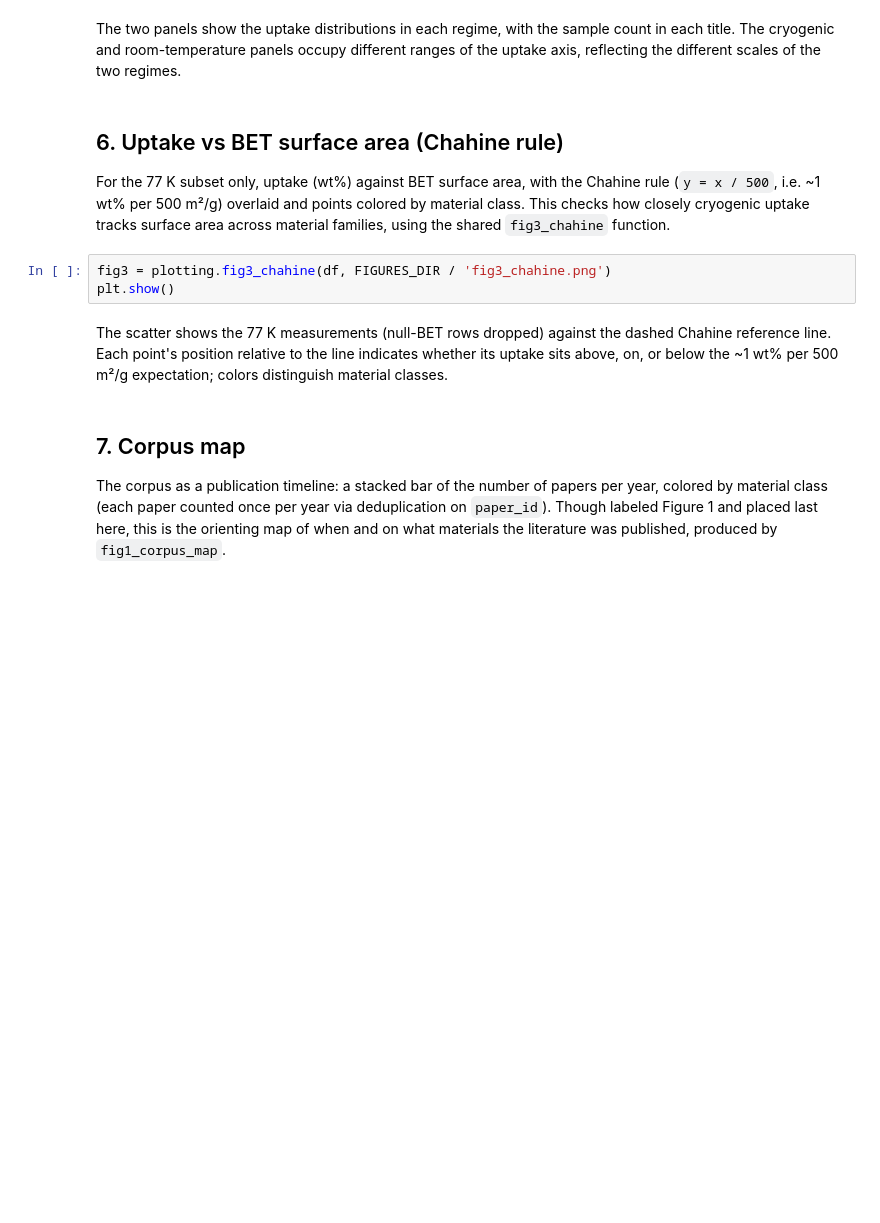
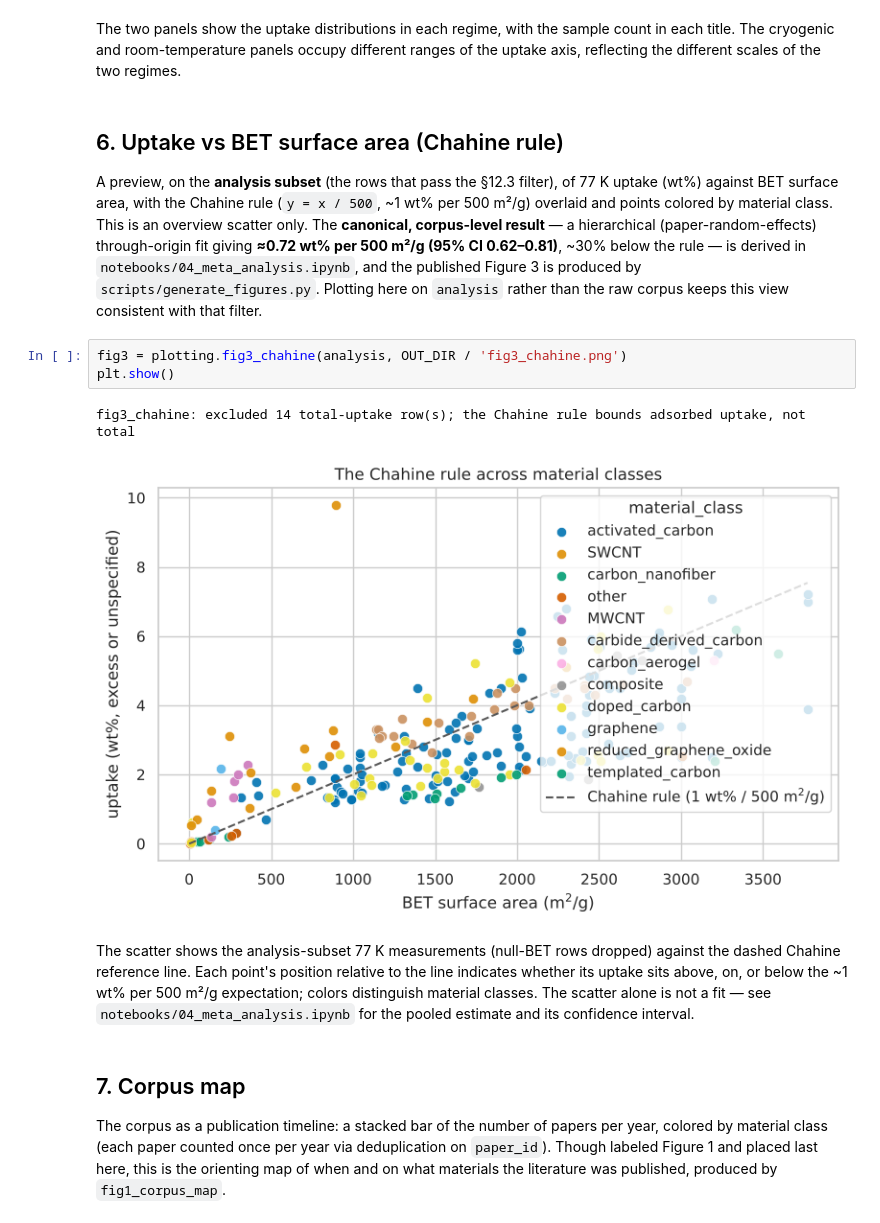
Before and after one commit to AvinGupta-ship-it/hycan-db, a Jupyter notebook: notebooks/01_corpus_overview.ipynb, the cells around one changed output. Saved outputs shown, nothing was run; the diff lists cells and outputs as text; blank space fills up the shorter version.

```diff
--- a/notebooks/01_corpus_overview.ipynb
+++ b/notebooks/01_corpus_overview.ipynb
@@ -127,12 +152,28 @@ The two panels show the uptake distributions in each regime, with the sample cou
 # %% [markdown]
 ## 6. Uptake vs BET surface area (Chahine rule)
 
-For the 77 K subset only, uptake (wt%) against BET surface area, with the Chahine rule (`y = x / 500`, i.e. ~1 wt% per 500 m²/g) overlaid and points colored by material class. This checks how closely cryogenic uptake tracks surface area across material families, using the shared `fig3_chahine` function.
+A preview, on the **analysis subset** (the rows that pass the §12.3 filter), of
+77 K uptake (wt%) against BET surface area, with the Chahine rule (`y = x / 500`,
+~1 wt% per 500 m²/g) overlaid and points colored by material class. This is an
+overview scatter only. The **canonical, corpus-level result** — a hierarchical
+(paper-random-effects) through-origin fit giving **≈0.72 wt% per 500 m²/g (95%
+CI 0.62–0.81)**, ~30% below the rule — is derived in
+`notebooks/04_meta_analysis.ipynb`, and the published Figure 3 is produced by
+`scripts/generate_figures.py`. Plotting here on `analysis` rather than the raw
+corpus keeps this view consistent with that filter.
 # %%
-fig3 = plotting.fig3_chahine(df, FIGURES_DIR / 'fig3_chahine.png')
+fig3 = plotting.fig3_chahine(analysis, OUT_DIR / 'fig3_chahine.png')
 plt.show()
+# %% [output]
+fig3_chahine: excluded 14 total-uptake row(s); the Chahine rule bounds adsorbed uptake, not total
+[figure, added]
 # %% [markdown]
-The scatter shows the 77 K measurements (null-BET rows dropped) against the dashed Chahine reference line. Each point's position relative to the line indicates whether its uptake sits above, on, or below the ~1 wt% per 500 m²/g expectation; colors distinguish material classes.
+The scatter shows the analysis-subset 77 K measurements (null-BET rows dropped)
+against the dashed Chahine reference line. Each point's position relative to the
+line indicates whether its uptake sits above, on, or below the ~1 wt% per
+500 m²/g expectation; colors distinguish material classes. The scatter alone is
+not a fit — see `notebooks/04_meta_analysis.ipynb` for the pooled estimate and
+its confidence interval.
 # %% [markdown]
 ## 7. Corpus map
 
```
Also changed, not shown: parts of 8 cells of this notebook, 22 other files.
